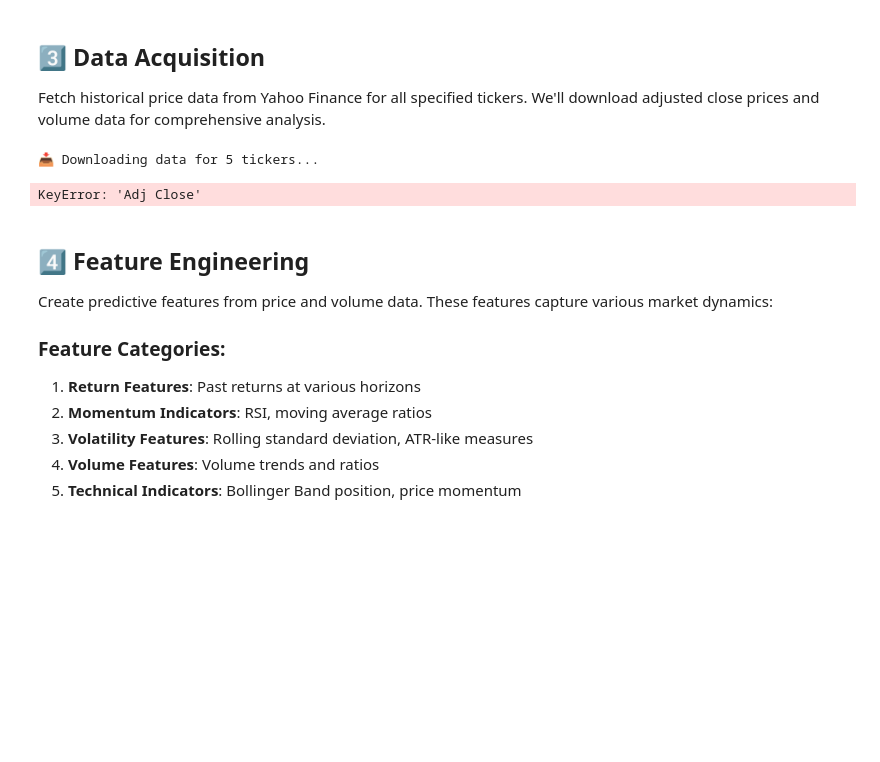
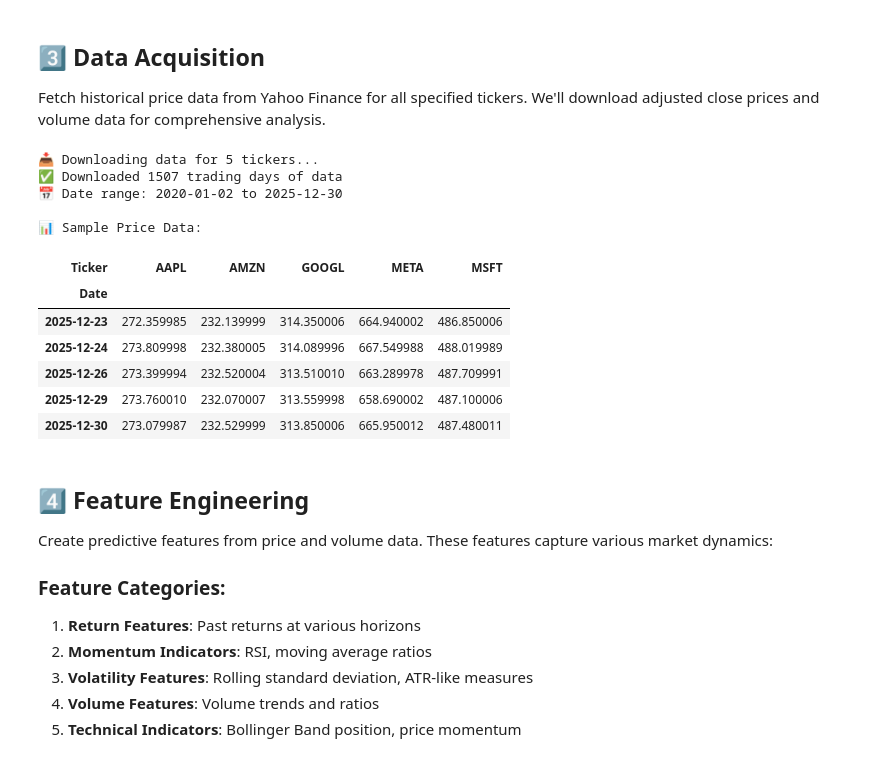
Before and after one commit to Breeganzo/Quant_ML_Basics, a Jupyter notebook: 02_Daily_Coding/Week_05.1_Linear_Models/Trading_Strategy.ipynb, the cells around one changed output. Cells and saved outputs as stored; diff of their text form; code cells hidden in the pictures; blank space fills up the shorter version.

Commit message:
Added real world trading stratergy

```diff
--- a/02_Daily_Coding/Week_05.1_Linear_Models/Trading_Strategy.ipynb
+++ b/02_Daily_Coding/Week_05.1_Linear_Models/Trading_Strategy.ipynb
@@ -134,45 +134,55 @@ def fetch_stock_data(tickers: list, start: str, end: str) -> dict:
     # Download all data at once
     data = yf.download(tickers, start=start, end=end, progress=False)
 
-    # Extract adjusted close and volume
+    # Extract adjusted close and volume (yfinance auto_adjust=True uses 'Close')
     if len(tickers) == 1:
-        prices = data['Adj Close'].to_frame(name=tickers[0])
+        prices = data['Close'].to_frame(name=tickers[0])
         volume = data['Volume'].to_frame(name=tickers[0])
         high = data['High'].to_frame(name=tickers[0])
         low = data['Low'].to_frame(name=tickers[0])
         open_price = data['Open'].to_frame(name=tickers[0])
     else:
-        prices = data['Adj Close']
+        prices = data['Close']
         volume = data['Volume']
         high = data['High']
         low = data['Low']
         open_price = data['Open']
 
     # Drop any rows with missing data
     prices = prices.dropna()
 
     print(f"✅ Downloaded {len(prices)} trading days of data")
     print(f"📅 Date range: {prices.index[0].strftime('%Y-%m-%d')} to {prices.index[-1].strftime('%Y-%m-%d')}")
 
     return {
         'prices': prices,
         'volume': volume,
         'high': high,
         'low': low,
         'open': open_price
     }
 
 # Fetch the data
 stock_data = fetch_stock_data(TICKERS, START_DATE, END_DATE)
 prices = stock_data['prices']
 volume = stock_data['volume']
 
 # Display sample data
 print("\n📊 Sample Price Data:")
 prices.tail()
 # %% [output]
 📥 Downloading data for 5 tickers...
+✅ Downloaded 1507 trading days of data
+📅 Date range: 2020-01-02 to 2025-12-30
+
+📊 Sample Price Data:
-KeyError: 'Adj Close'
+| Ticker | AAPL | AMZN | GOOGL | META | MSFT |
+| Date |  |  |  |  |  |
+| 2025-12-23 | 272.359985 | 232.139999 | 314.350006 | 664.940002 | 486.850006 |
+| 2025-12-24 | 273.809998 | 232.380005 | 314.089996 | 667.549988 | 488.019989 |
+| 2025-12-26 | 273.399994 | 232.520004 | 313.510010 | 663.289978 | 487.709991 |
+| 2025-12-29 | 273.760010 | 232.070007 | 313.559998 | 658.690002 | 487.100006 |
+| 2025-12-30 | 273.079987 | 232.529999 | 313.850006 | 665.950012 | 487.480011 |
 # %% [markdown]
 ## 4️⃣ Feature Engineering
 
```
Also changed, not shown: parts of 15 cells of this notebook, 25 other files.
